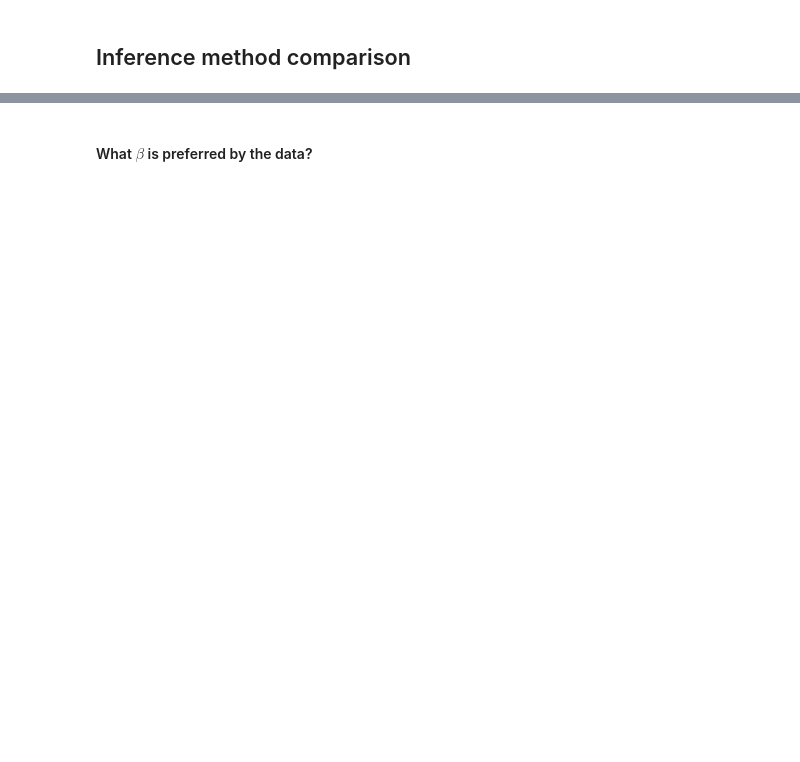
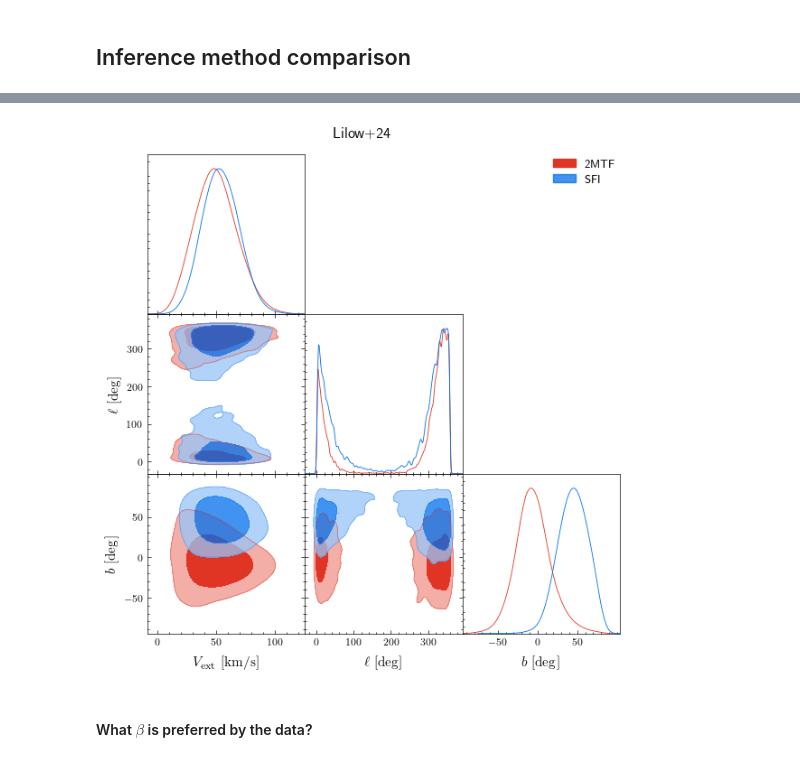
Before and after one commit to Richard-Sti/csiborgtools, a Jupyter notebook: notebooks/flow/reconstruction_comparison.ipynb, the cells around one changed output, grey strips where cells are left out. Cells and saved outputs as stored; diff of their text form; code cells hidden in the pictures; blank space fills up the shorter version.

```diff
--- a/notebooks/flow/reconstruction_comparison.ipynb
+++ b/notebooks/flow/reconstruction_comparison.ipynb
@@ -211,0 +257,13 @@ for catalogue in catalogues:
+# %%
+# params = [f"a_{cat}", f"b_{cat}", f"c_{cat}", f"e_mu_{cat}"]
+params = [f"a_{cat}", f"b_{cat}", f"c_{cat}", f"e_mu_{cat}"]
+
+with plt.style.context('science'):
+    g = plots.get_subplot_plotter()
+    g.settings.figure_legend_frame = False
+    g.settings.alpha_filled_add = 0.75
+
+    g.triangle_plot(X, params=params, filled=True, legend_loc='upper right')
+    plt.gcf().suptitle(catalogue_to_pretty(cat), y=1.025)
+    plt.gcf().tight_layout()
+    plt.gcf().savefig(f"../../plots/calibration_{cat}.png", dpi=500, bbox_inches='tight')
@@ -211,0 +274,17 @@ for catalogue in catalogues:
+# %%
+sim = "Lilow2024"
+# cats = [["LOSS", "Foundation"], "2MTF", "SFI_gals", "CF4_TFR_not2MTForSFI_i"]
+cats = ["2MTF", "SFI_gals"]
+
+X = []
+for cat in cats:
+    fname = paths.flow_validation(
+        fdir, sim, cat, inference_method="mike",
+        sample_alpha=True, zcmb_max=0.05)
+
+    if not exists(fname):
+        raise FileNotFoundError(fname)
+
+    samples = get_samples(fname)
+    samples = samples_to_getdist(samples, catalogue_to_pretty(cat))
+    X.append(samples)
@@ -212,2 +298,16 @@ for catalogue in catalogues:
+# %%
+params = ["Vmag", "l", "b"]
+
+with plt.style.context('science'):
+    g = plots.get_subplot_plotter()
+    g.settings.figure_legend_frame = False
+    g.settings.alpha_filled_add = 0.75
+
+    g.triangle_plot(X, params=params, filled=True, legend_loc='upper right')
+    plt.gcf().suptitle(simname_to_pretty(sim), y=1.025)
+    plt.gcf().tight_layout()
+    # plt.gcf().savefig(f"../../plots/flow_{sim}.png", dpi=500, bbox_inches='tight')
+# %% [output]
+[figure, added]
 # %% [markdown]
 #### What $\beta$ is preferred by the data?
```
Also changed, not shown: parts of 18 cells of this notebook.
